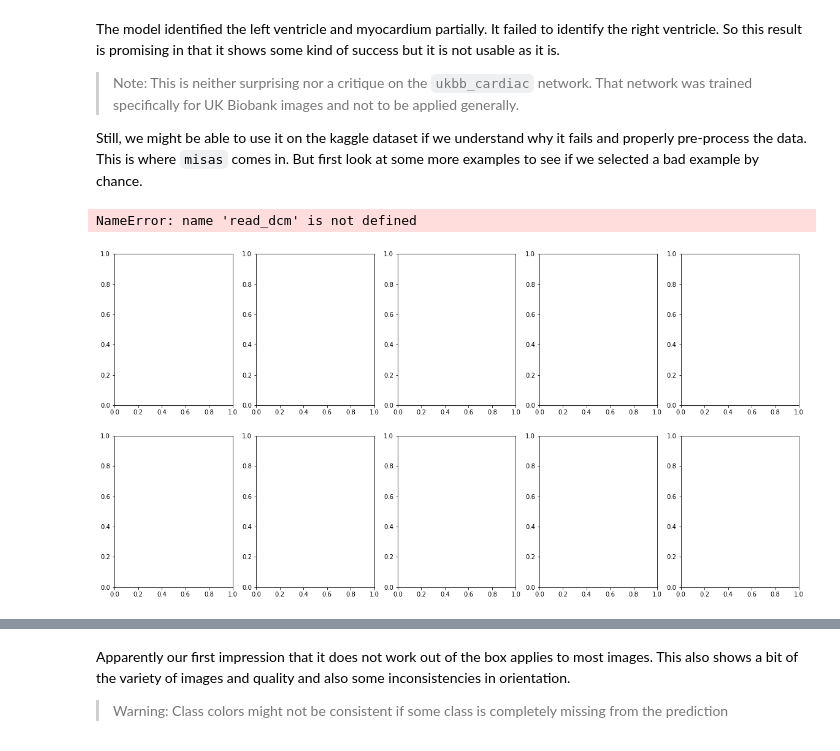
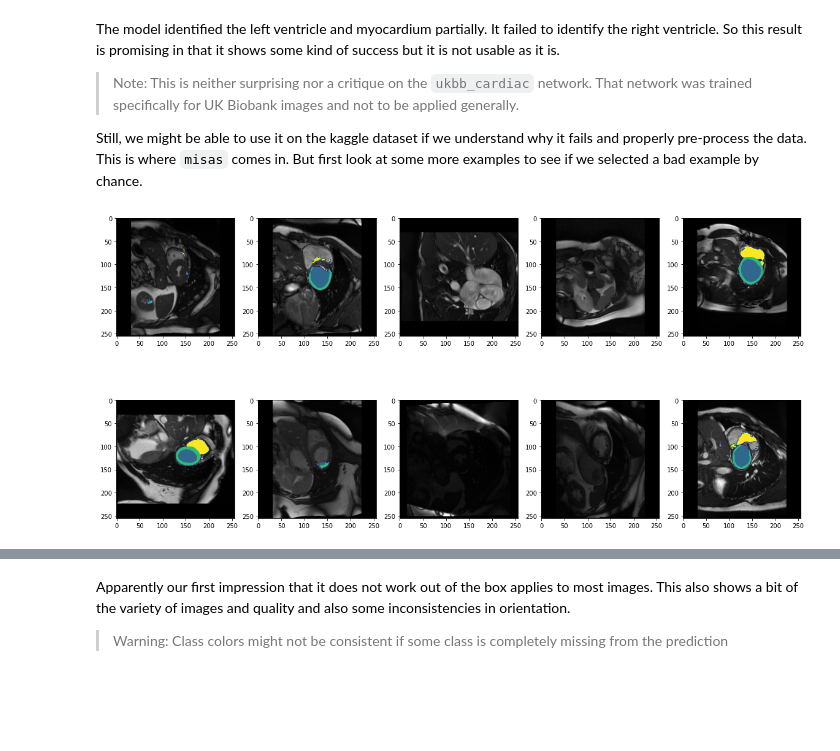
Before and after one commit to chfc-cmi/misas, a Jupyter notebook: 02_ukbb_on_kaggle_pillow_rewrite.ipynb, the cells around one changed output, grey strips where cells are left out. Saved outputs shown, nothing was run; the diff lists cells and outputs as text; code cells hidden in the pictures; blank space fills up the shorter version.

```diff
--- a/02_ukbb_on_kaggle_pillow_rewrite.ipynb
+++ b/02_ukbb_on_kaggle_pillow_rewrite.ipynb
@@ -40,9 +40,8 @@ class ukbb_model:
         #_, X, Y = image.shape
         X, Y = image.shape
         #print(image.shape)
-        image.crop_pad((int(math.ceil(X / 16.0)) * 16, int(math.ceil(Y / 16.0)) * 16))
         #print(image.shape)
-        #image.crop_pad((int(math.ceil(X / 16.0)) * 16, int(math.ceil(Y / 16.0)) * 16), padding_mode="zeros")
+        image=image.crop_pad((int(math.ceil(X / 16.0)) * 16, int(math.ceil(Y / 16.0)) * 16))
         return image
 
     def image_to_input(self, image):
@@ -211,11 +218,10 @@ from glob import glob
 # %%
 dcm_files = glob("example/kaggle/sample_images/*.dcm")
 fig, axs = plt.subplots(2,5, figsize=(20,10))
 for i, ax in enumerate(axs.flatten()):
-    tmp = model.prepareSize(read_dcm(dcm_files[i]))
-    tmp.show(ax=ax)
+    tmp = model.prepareSize(prepareImage(dcm_files[i]))
+    ax.imshow(tmp)
     #model.predict(tmp)[0].show(ax=ax, cmap=default_cmap)
-    model.predict(img).imshow(cmap=default_cmap)
+    ax.imshow(model.predict(tmp), cmap=default_cmap, vmax=3)
 # %% [output]
-NameError: name 'read_dcm' is not defined
-[figure, old version]
+[figure, new version]
```
Also changed, not shown: parts of 26 cells of this notebook, 2 other files.
